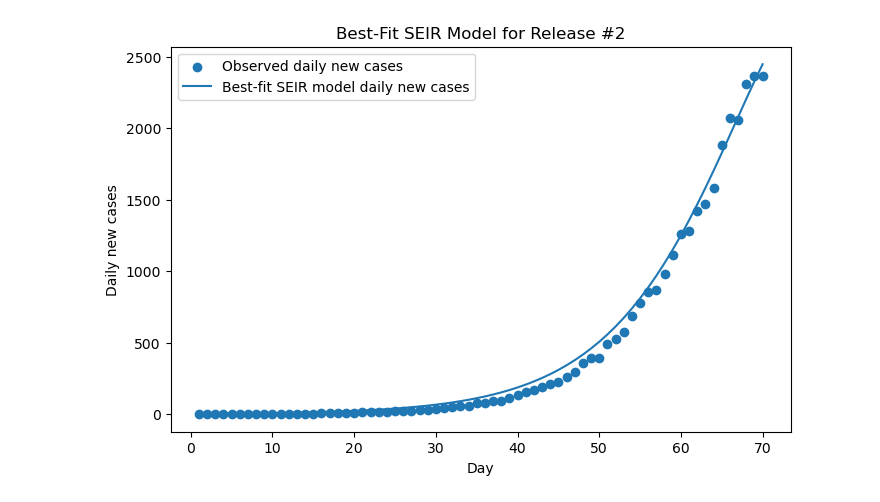
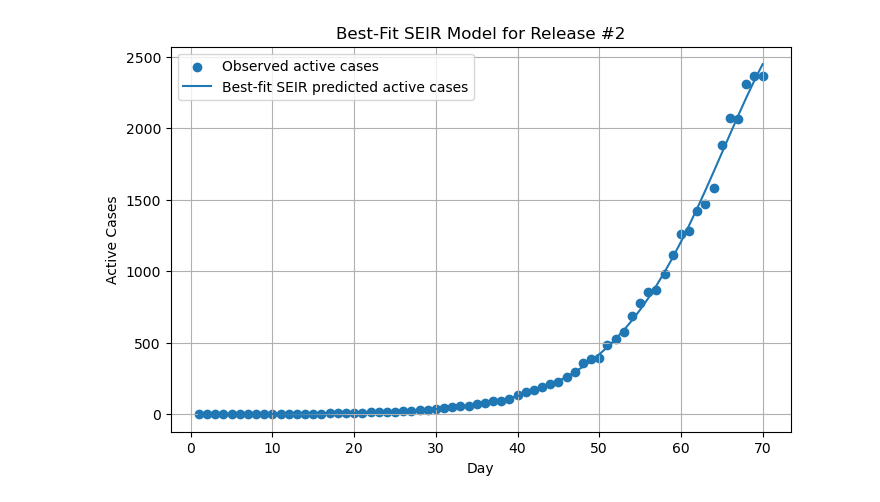
Before and after one commit to breckleytheresa13-debug/Module-2-Epidemics-SIR-Modeling, a Jupyter notebook: Notebook examples/Template_student_final_notebook.ipynb, the cells around one changed output. Saved outputs shown, nothing was run; the diff lists cells and outputs as text; code cells hidden in the pictures.

```diff
--- a/Notebook examples/Template_student_final_notebook.ipynb
+++ b/Notebook examples/Template_student_final_notebook.ipynb
@@ -330,67 +201,69 @@ This section should come from your python code after Data Release #2.
 # %%
-# ---------------------------
-# Grid Search for Best Fit
-# ---------------------------
-beta_vals = np.linspace(0.2, 0.8, 16)    # Transmission rate range
-sigma_vals = np.linspace(0.15, 0.4, 15)   # Latent period 2.5-6.7 days
-gamma_vals = np.linspace(0.04, 0.15, 15)  # Infectious period 6.7-20 days
+# Data Release #2 — Grid Search Optimization
+# ================================
 
+beta_vals = np.linspace(0.15, 0.90, 40)
+sigma_vals = np.linspace(0.08, 0.50, 35)
+gamma_vals = np.linspace(0.03, 0.20, 35)
+E0_multipliers = [1, 1.5, 2, 3, 4]
+
+# These variables keep track of the best fit found so far
 best_sse = np.inf
 best_beta = None
 best_sigma = None
 best_gamma = None
-best_new_cases = None
+best_E0 = None
+best_I = None
 
-for beta in beta_vals:
-    for sigma in sigma_vals:
-        for gamma in gamma_vals:
-            S_try, E_try, I_try, R_try, new_cases_try = seir_daily_new_cases(
-                beta, sigma, gamma,
-                S0, E0, I0, R0_init,
-                timepoints, N
-            )
+for E_mult in E0_multipliers:
+    E0_try = E_mult * I0
+    S0_try = N - E0_try - I0 - R0_initial
 
-            sse = calculate_sse(infected_data, new_cases_try)
+    for beta in beta_vals:
+        for sigma in sigma_vals:
+            for gamma in gamma_vals:
+                S_try, E_try, I_try, R_try = seir_model(
+                    beta, sigma, gamma,
+                    S0_try, E0_try, I0, R0_initial,
+                    timepoints2, N
+                )
 
-            if sse < best_sse:
-                best_sse = sse
-                best_beta = beta
-                best_sigma = sigma
-                best_gamma = gamma
-                best_new_cases = new_cases_try
+                sse = calculate_sse(active2, I_try)
 
-print("\nBest-fit parameters from grid search:")
+                if sse < best_sse:
+                    best_sse = sse
+                    best_beta = beta
+                    best_sigma = sigma
+                    best_gamma = gamma
+                    best_E0 = E0_try
+                    best_I = I_try
+
+print("Best-fit parameters:")
 print("Best beta =", best_beta)
 print("Best sigma =", best_sigma)
 print("Best gamma =", best_gamma)
+print("Best E0 =", best_E0)
 print("Lowest SSE =", best_sse)
-print("Peak predicted daily cases =", np.max(best_new_cases))
-print("Data peak daily cases =", np.max(infected_data))
+print("Peak predicted active cases =", np.max(best_I))
+print("Peak observed active cases =", np.max(active2))
 
-
-
-# ---------------------------
-# Plot Best-Fit Model
-# ---------------------------
 plt.figure(figsize=(8, 5))
-plt.scatter(days_data, infected_data, label="Observed daily new cases")
-plt.plot(timepoints, best_new_cases, label="Best-fit SEIR model daily new cases")
+plt.scatter(days2, active2, label="Observed active cases")
+plt.plot(timepoints2, best_I, label="Best-fit SEIR predicted active cases")
 plt.xlabel("Day")
-plt.ylabel("Daily new cases")
+plt.ylabel("Active Cases")
 plt.title("Best-Fit SEIR Model for Release #2")
 plt.legend()
+plt.grid(True)
 plt.show()
 
-
-# ---------------------------
-# Print Model Interpretation
-# ---------------------------
+# These values help interpret the meaning of the best-fit parameters
 R0_model = best_beta / best_gamma
 latent_period = 1 / best_sigma
 infectious_period = 1 / best_gamma
 
-print("\nModel interpretation:")
-print("Estimated model R0 =", R0_model)
+print("Model interpretation:")
+print("Estimated R0 =", R0_model)
 print("Estimated latent period (days) =", latent_period)
 print("Estimated infectious period (days) =", infectious_period)
 # %% [output]
@@ -404,2 +278,2 @@ Data peak daily cases = 2364.0
-[figure, old version]
+[figure, new version]
 Model interpretation:
```
Also changed, not shown: parts of 35 cells of this notebook, 1 other file.
